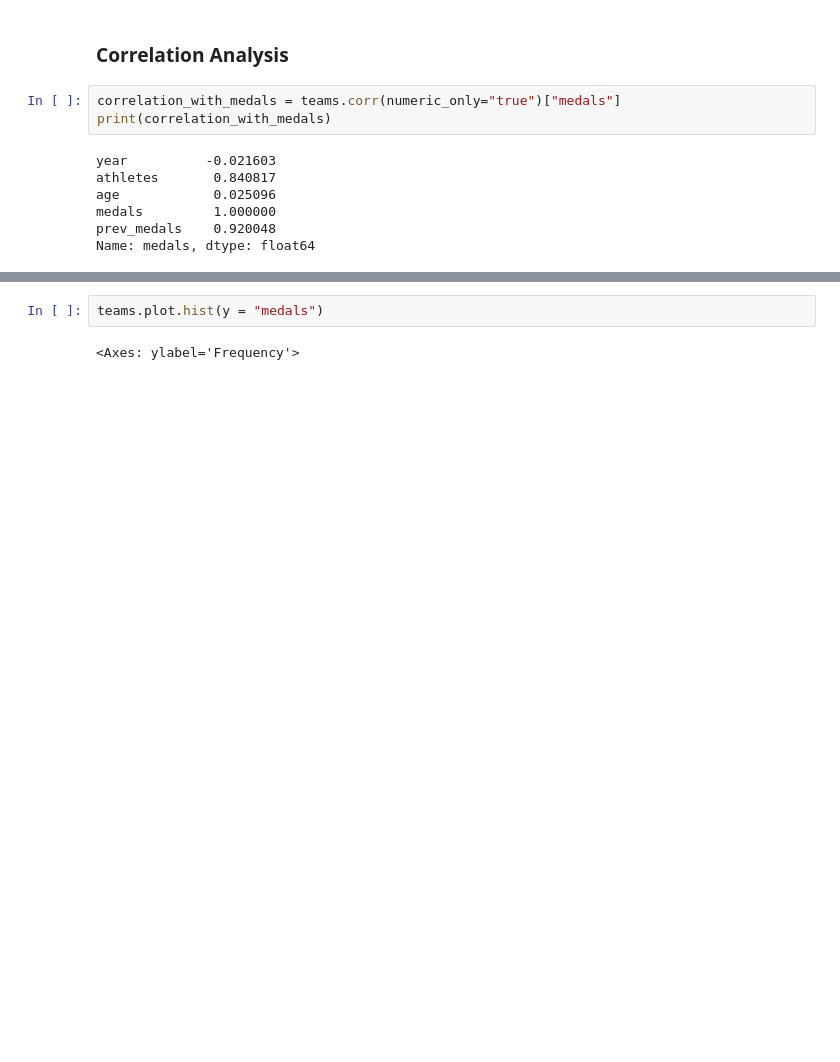
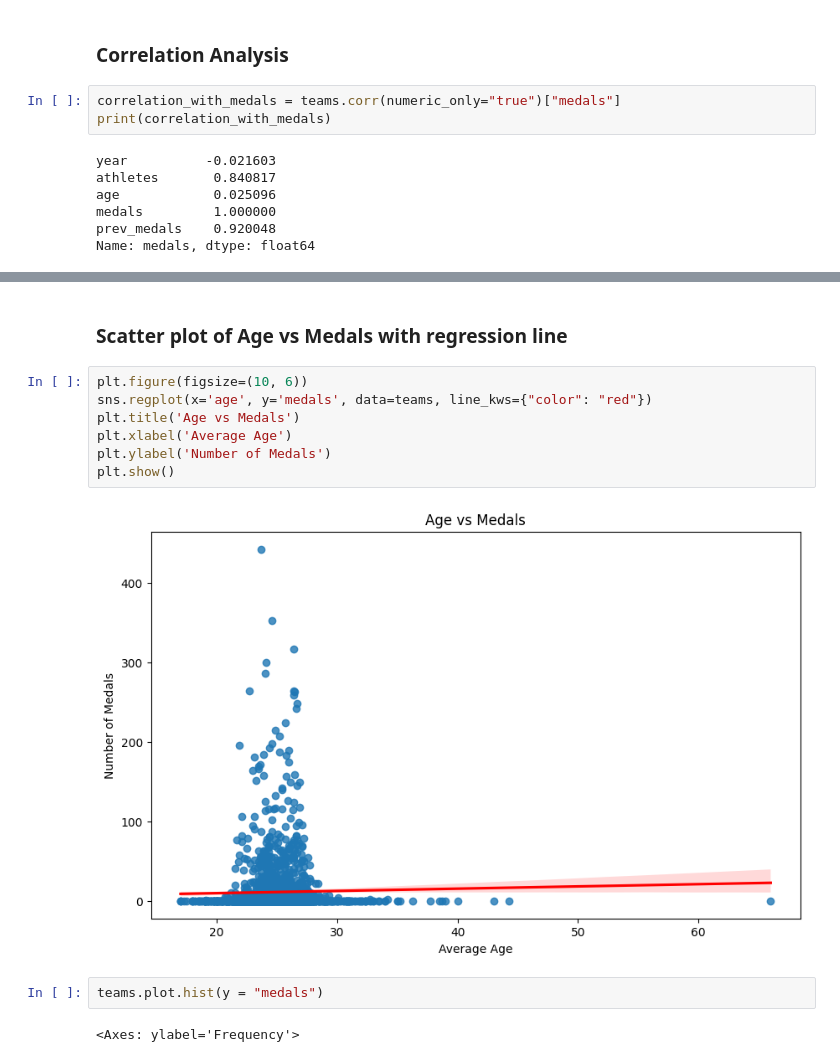
Before and after one commit to Olatunjiomotayo/Olympic-Team-Medal-Analysis, a Jupyter notebook: Olympic Team Medal Analysis.ipynb, the cells around one changed output, grey strips where cells are left out. Drawn from its saved outputs; the diff is of its cells as text; blank space fills up the shorter version.

```diff
--- a/Olympic Team Medal Analysis.ipynb
+++ b/Olympic Team Medal Analysis.ipynb
@@ -102,3 +103,14 @@ plt.show()
+# %% [markdown]
+### **Scatter plot of Age vs Medals with regression line**
+# %%
+plt.figure(figsize=(10, 6))
+sns.regplot(x='age', y='medals', data=teams, line_kws={"color": "red"})
+plt.title('Age vs Medals')
+plt.xlabel('Average Age')
+plt.ylabel('Number of Medals')
+plt.show()
+# %% [output]
+[figure, added]
 # %%
 teams.plot.hist(y = "medals")
 # %% [output]
```
Also changed, not shown: parts of 8 cells of this notebook.
